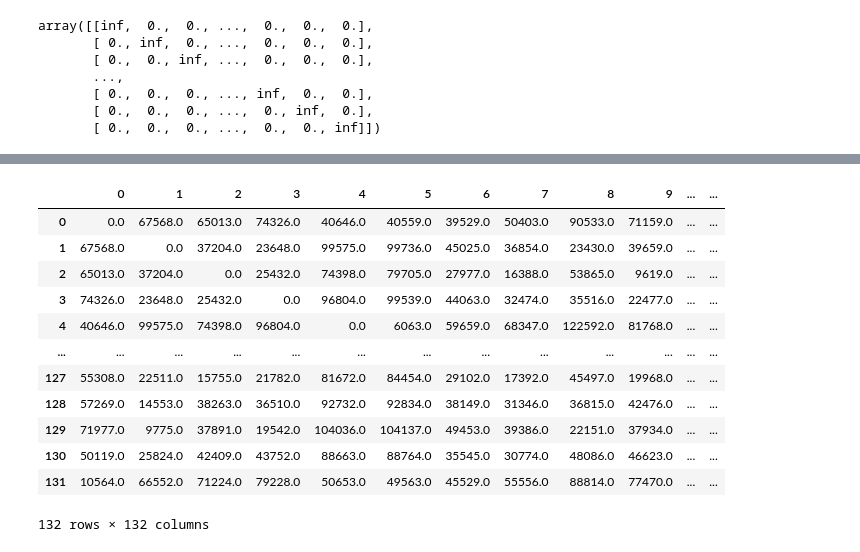
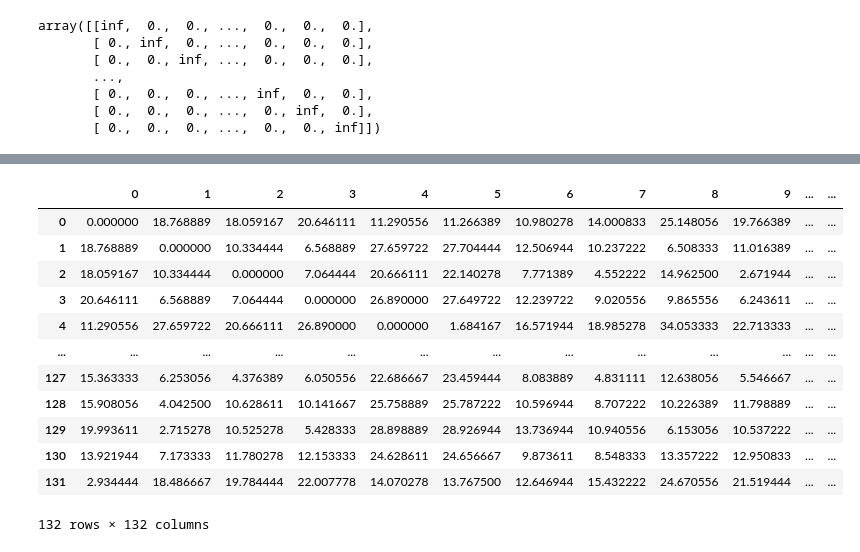
Before and after one commit to dyeds/PIC-16B-Project, a Jupyter notebook: TeamData.ipynb, the cells around one changed output, grey strips where cells are left out. Cells and saved outputs as stored; diff of their text form; code cells hidden in the pictures.

Commit message:
changed driving distances in sql table from seconds to hours

```diff
--- a/TeamData.ipynb
+++ b/TeamData.ipynb
@@ -1036,22 +1036,25 @@ distances
 # %%
 distances_array=np.array(distances)
 for i in range(distances_array.shape[0]):
-    distances_array[i,i]=0
+    for j in range(i+1,distances_array.shape[0]):
+        distances_array[i,j]=distances_array[i,j]/3600
+        distances_array[j,i]=distances_array[i,j]
+
 distances_df=pd.DataFrame(distances_array)
 distances_df
 # %% [output]
 |  | 0 | 1 | 2 | 3 | 4 | 5 | 6 | 7 | 8 | 9 | ... | ... |
-| 0 | 0.0 | 67568.0 | 65013.0 | 74326.0 | 40646.0 | 40559.0 | 39529.0 | 50403.0 | 90533.0 | 71159.0 | ... | ... |
-| 1 | 67568.0 | 0.0 | 37204.0 | 23648.0 | 99575.0 | 99736.0 | 45025.0 | 36854.0 | 23430.0 | 39659.0 | ... | ... |
-| 2 | 65013.0 | 37204.0 | 0.0 | 25432.0 | 74398.0 | 79705.0 | 27977.0 | 16388.0 | 53865.0 | 9619.0 | ... | ... |
-| 3 | 74326.0 | 23648.0 | 25432.0 | 0.0 | 96804.0 | 99539.0 | 44063.0 | 32474.0 | 35516.0 | 22477.0 | ... | ... |
-| 4 | 40646.0 | 99575.0 | 74398.0 | 96804.0 | 0.0 | 6063.0 | 59659.0 | 68347.0 | 122592.0 | 81768.0 | ... | ... |
+| 0 | 0.000000 | 18.768889 | 18.059167 | 20.646111 | 11.290556 | 11.266389 | 10.980278 | 14.000833 | 25.148056 | 19.766389 | ... | ... |
+| 1 | 18.768889 | 0.000000 | 10.334444 | 6.568889 | 27.659722 | 27.704444 | 12.506944 | 10.237222 | 6.508333 | 11.016389 | ... | ... |
+| 2 | 18.059167 | 10.334444 | 0.000000 | 7.064444 | 20.666111 | 22.140278 | 7.771389 | 4.552222 | 14.962500 | 2.671944 | ... | ... |
+| 3 | 20.646111 | 6.568889 | 7.064444 | 0.000000 | 26.890000 | 27.649722 | 12.239722 | 9.020556 | 9.865556 | 6.243611 | ... | ... |
+| 4 | 11.290556 | 27.659722 | 20.666111 | 26.890000 | 0.000000 | 1.684167 | 16.571944 | 18.985278 | 34.053333 | 22.713333 | ... | ... |
 | ... | ... | ... | ... | ... | ... | ... | ... | ... | ... | ... | ... | ... |
-| 127 | 55308.0 | 22511.0 | 15755.0 | 21782.0 | 81672.0 | 84454.0 | 29102.0 | 17392.0 | 45497.0 | 19968.0 | ... | ... |
-| 128 | 57269.0 | 14553.0 | 38263.0 | 36510.0 | 92732.0 | 92834.0 | 38149.0 | 31346.0 | 36815.0 | 42476.0 | ... | ... |
-| 129 | 71977.0 | 9775.0 | 37891.0 | 19542.0 | 104036.0 | 104137.0 | 49453.0 | 39386.0 | 22151.0 | 37934.0 | ... | ... |
-| 130 | 50119.0 | 25824.0 | 42409.0 | 43752.0 | 88663.0 | 88764.0 | 35545.0 | 30774.0 | 48086.0 | 46623.0 | ... | ... |
-| 131 | 10564.0 | 66552.0 | 71224.0 | 79228.0 | 50653.0 | 49563.0 | 45529.0 | 55556.0 | 88814.0 | 77470.0 | ... | ... |
+| 127 | 15.363333 | 6.253056 | 4.376389 | 6.050556 | 22.686667 | 23.459444 | 8.083889 | 4.831111 | 12.638056 | 5.546667 | ... | ... |
+| 128 | 15.908056 | 4.042500 | 10.628611 | 10.141667 | 25.758889 | 25.787222 | 10.596944 | 8.707222 | 10.226389 | 11.798889 | ... | ... |
+| 129 | 19.993611 | 2.715278 | 10.525278 | 5.428333 | 28.898889 | 28.926944 | 13.736944 | 10.940556 | 6.153056 | 10.537222 | ... | ... |
+| 130 | 13.921944 | 7.173333 | 11.780278 | 12.153333 | 24.628611 | 24.656667 | 9.873611 | 8.548333 | 13.357222 | 12.950833 | ... | ... |
+| 131 | 2.934444 | 18.486667 | 19.784444 | 22.007778 | 14.070278 | 13.767500 | 12.646944 | 15.432222 | 24.670556 | 21.519444 | ... | ... |
 132 rows × 132 columns
 # %%
 conn = sqlite3.connect("CollegeFootball.db")
```
Also changed, not shown: parts of 3 cells of this notebook, 1 other file.
